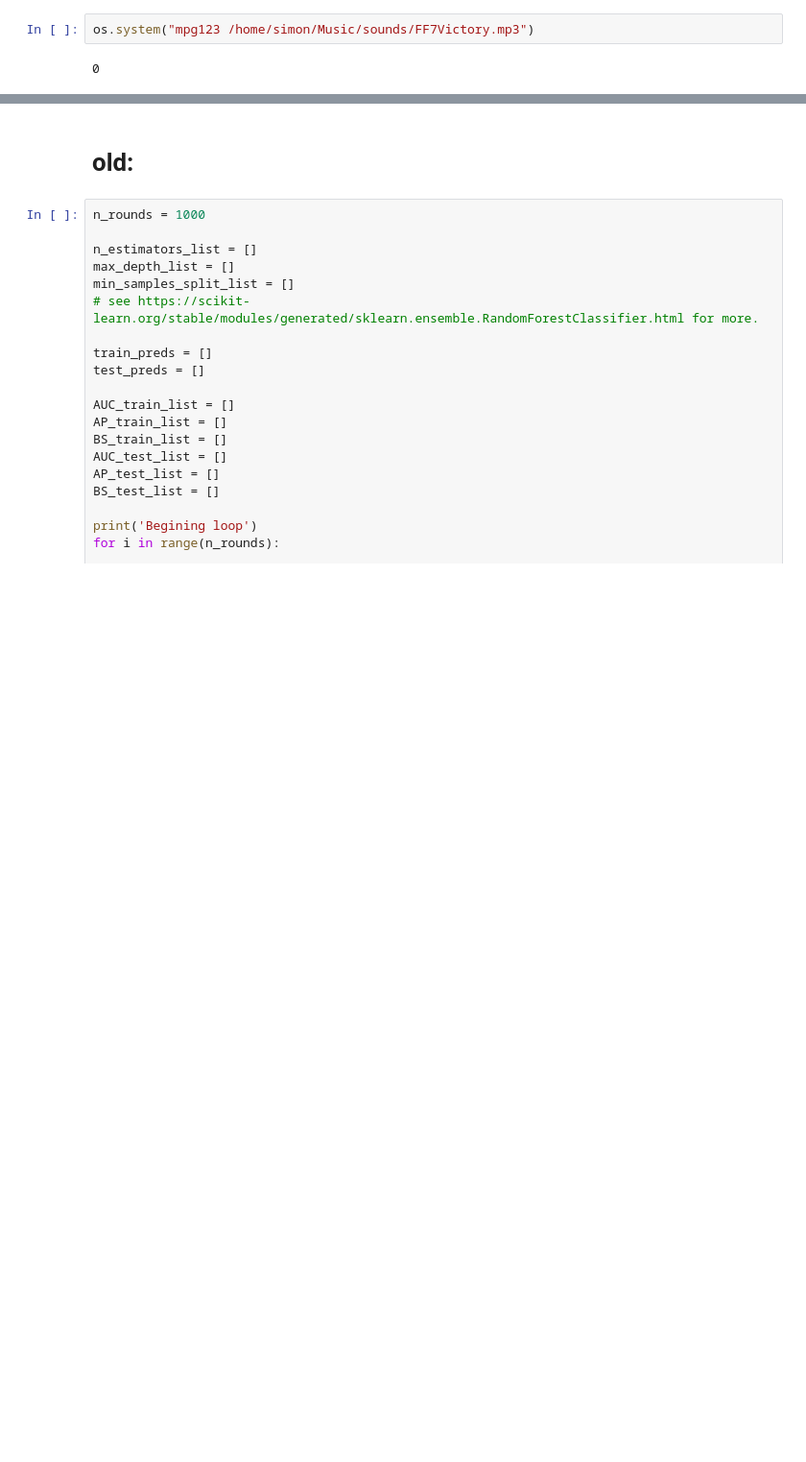
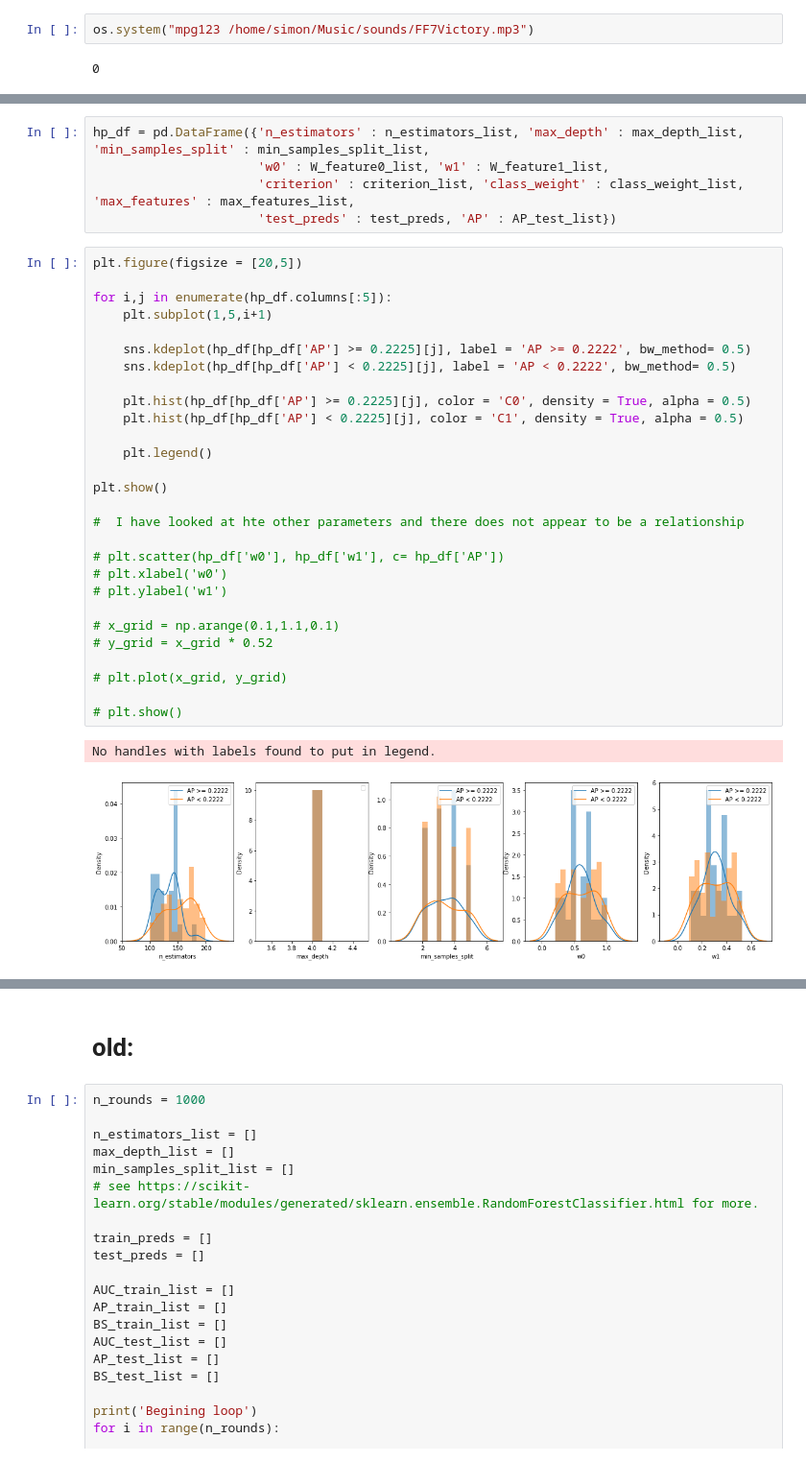
Before and after one commit to Polichinel/The_Currents_of_Conflict, a Jupyter notebook: test_dce_pred_df.ipynb, the cells around one changed output, grey strips where cells are left out. Shown at 96% size. Cells and saved outputs as stored; diff of their text form; blank space fills up the shorter version.

```diff
--- a/test_dce_pred_df.ipynb
+++ b/test_dce_pred_df.ipynb
@@ -199,0 +239,36 @@ os.system("mpg123 /home/simon/Music/sounds/FF7Victory.mp3")
+# %%
+hp_df = pd.DataFrame({'n_estimators' : n_estimators_list, 'max_depth' : max_depth_list, 'min_samples_split' : min_samples_split_list,
+                      'w0' : W_feature0_list, 'w1' : W_feature1_list,
+                      'criterion' : criterion_list, 'class_weight' : class_weight_list, 'max_features' : max_features_list,
+                      'test_preds' : test_preds, 'AP' : AP_test_list})
+# %%
+plt.figure(figsize = [20,5])
+
+for i,j in enumerate(hp_df.columns[:5]):
+    plt.subplot(1,5,i+1)
+
+    sns.kdeplot(hp_df[hp_df['AP'] >= 0.2225][j], label = 'AP >= 0.2222', bw_method= 0.5)
+    sns.kdeplot(hp_df[hp_df['AP'] < 0.2225][j], label = 'AP < 0.2222', bw_method= 0.5)
+
+    plt.hist(hp_df[hp_df['AP'] >= 0.2225][j], color = 'C0', density = True, alpha = 0.5)
+    plt.hist(hp_df[hp_df['AP'] < 0.2225][j], color = 'C1', density = True, alpha = 0.5)
+
+    plt.legend()
+
+plt.show()
+
+#  I have looked at hte other parameters and there does not appear to be a relationship
+
+# plt.scatter(hp_df['w0'], hp_df['w1'], c= hp_df['AP'])
+# plt.xlabel('w0')
+# plt.ylabel('w1')
+
+# x_grid = np.arange(0.1,1.1,0.1)
+# y_grid = x_grid * 0.52
+
+# plt.plot(x_grid, y_grid)
+
+# plt.show()
+# %% [output]
+No handles with labels found to put in legend.
+[figure, added]
```
Also changed, not shown: parts of 20 cells of this notebook.
